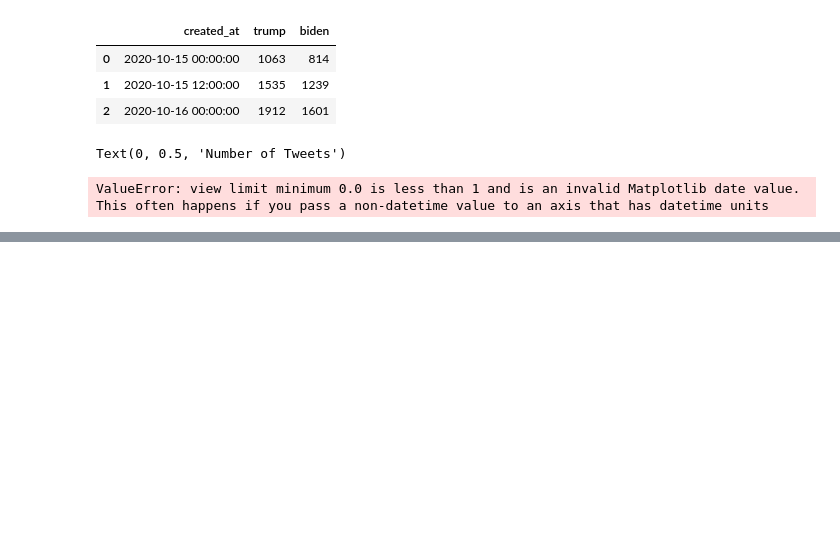
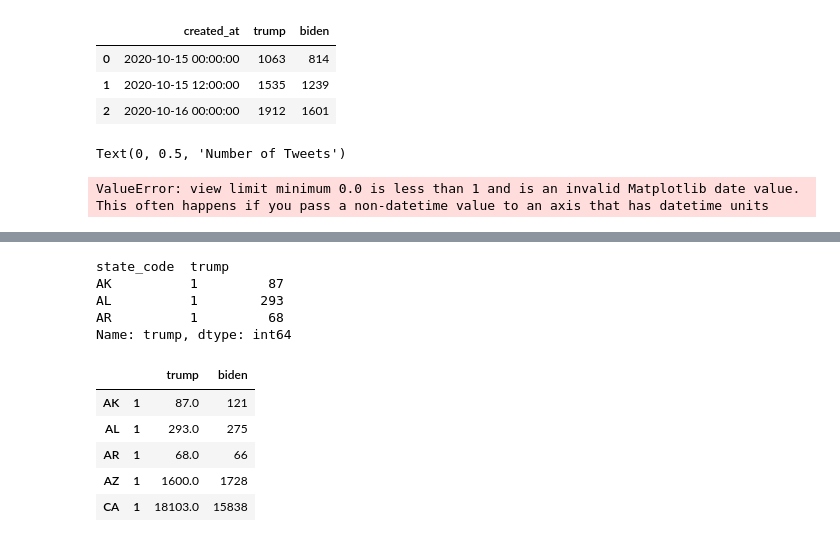
Before and after one commit to olivedisaster/Project-2, a Jupyter notebook: write_data.ipynb, the cells around one changed output, grey strips where cells are left out. Cells and saved outputs as stored; diff of their text form; code cells hidden in the pictures; blank space fills up the shorter version.

```diff
--- a/write_data.ipynb
+++ b/write_data.ipynb
@@ -717,0 +874,3 @@ ValueError: view limit minimum 0.0 is less than 1 and is an invalid Matplotlib d
+# %%
+biden_count = biden_st_df.groupby('state_code')['biden'].value_counts()
+biden_count.head(3)
@@ -717,0 +903,19 @@ ValueError: view limit minimum 0.0 is less than 1 and is an invalid Matplotlib d
+# %%
+trump_count = trump_st_df.groupby('state_code')['trump'].value_counts()
+trump_count.head(3)
+# %% [output]
+state_code  trump
+AK          1         87
+AL          1        293
+AR          1         68
+Name: trump, dtype: int64
+# %%
+combined_count_df = pd.concat([trump_count, biden_count], axis=1)
+combined_count_df.head()
+# %% [output]
+|  |  | trump | biden |
+| AK | 1 | 87.0 | 121 |
+| AL | 1 | 293.0 | 275 |
+| AR | 1 | 68.0 | 66 |
+| AZ | 1 | 1600.0 | 1728 |
+| CA | 1 | 18103.0 | 15838 |
```
Also changed, not shown: parts of 21 cells of this notebook, 7 other files.
